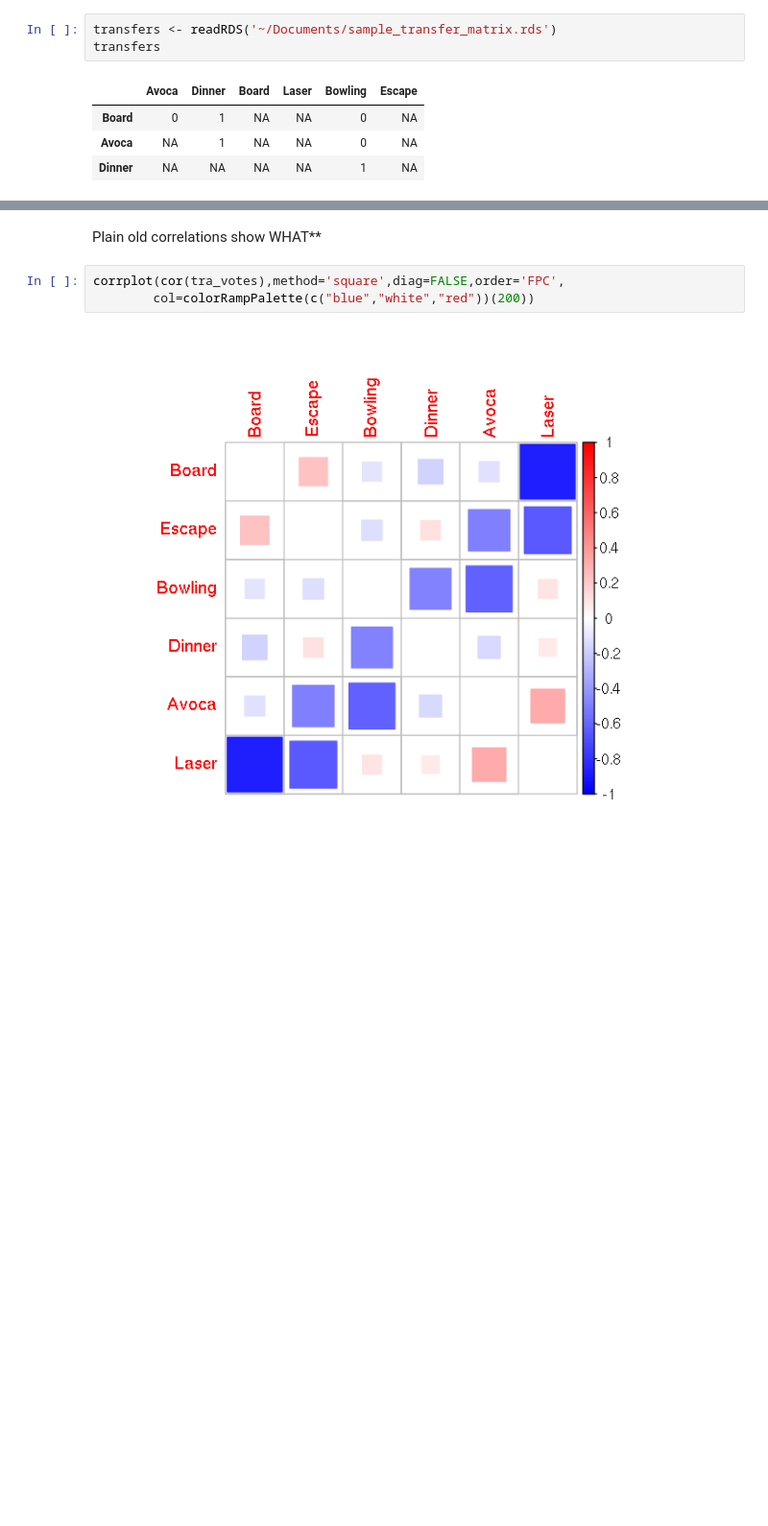
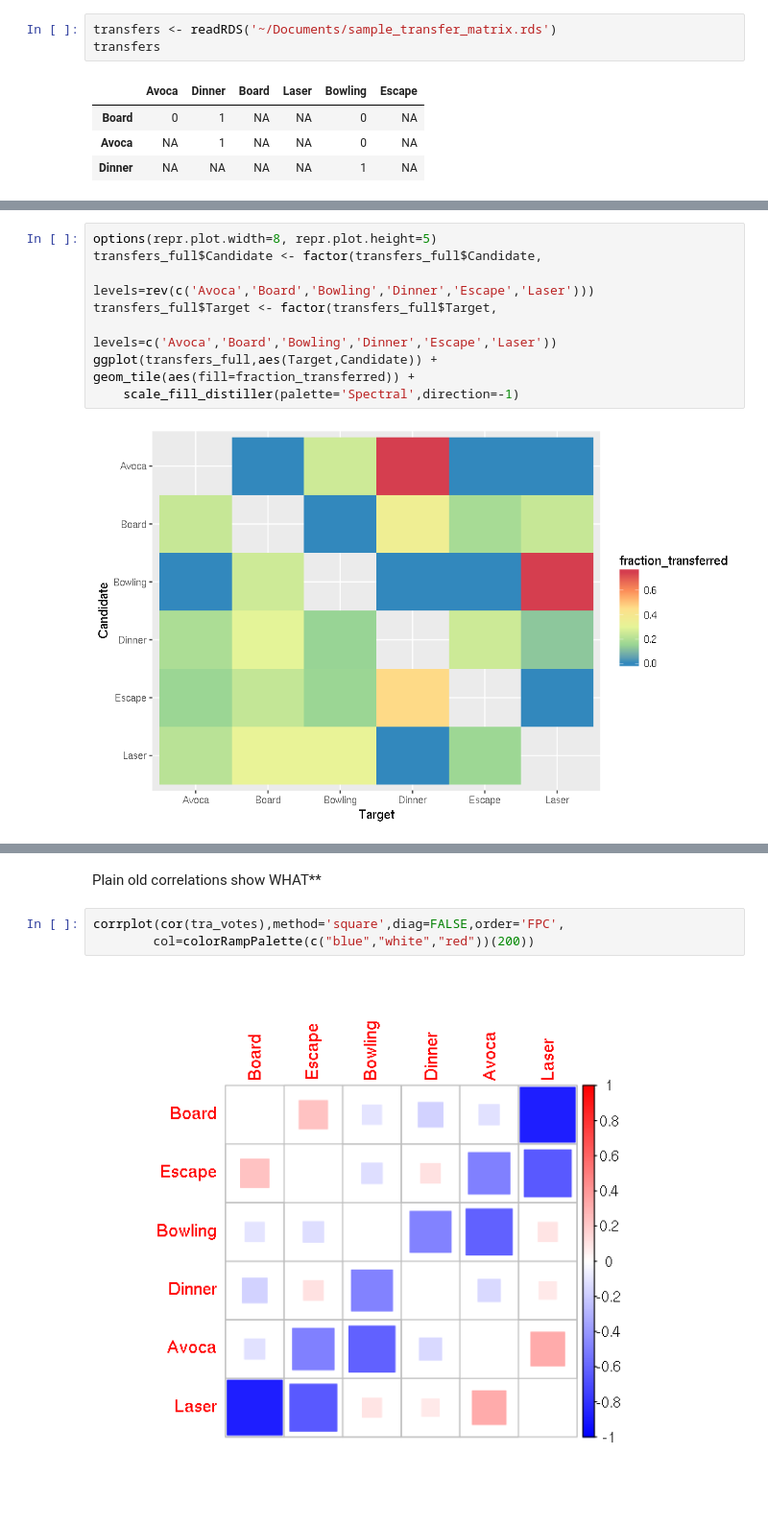
Before and after one commit to viva-ronaldo/run-ni-stv, a Jupyter notebook: recog_2017_results.ipynb, the cells around one changed output, grey strips where cells are left out. Shown at 96% size. Saved outputs shown, nothing was run; the diff lists cells and outputs as text; blank space fills up the shorter version.

```diff
--- a/recog_2017_results.ipynb
+++ b/recog_2017_results.ipynb
@@ -97 +155,11 @@ transfers_full <- transfers_full %>% group_by(from,to) %>% summarise(fraction_tr
+# %%
+options(repr.plot.width=8, repr.plot.height=5)
+transfers_full$Candidate <- factor(transfers_full$Candidate,
+                                   levels=rev(c('Avoca','Board','Bowling','Dinner','Escape','Laser')))
+transfers_full$Target <- factor(transfers_full$Target,
+                                levels=c('Avoca','Board','Bowling','Dinner','Escape','Laser'))
+ggplot(transfers_full,aes(Target,Candidate)) + geom_tile(aes(fill=fraction_transferred)) +
+    scale_fill_distiller(palette='Spectral',direction=-1)
+# %% [output]
+[figure, added]
 # %%
```
Also changed, not shown: parts of 18 cells of this notebook.
